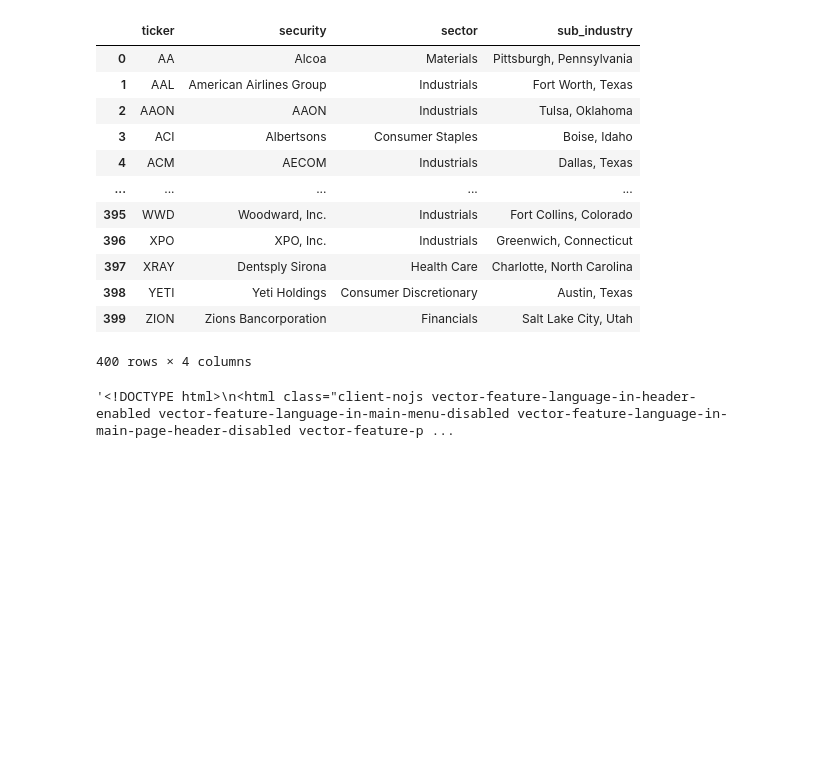
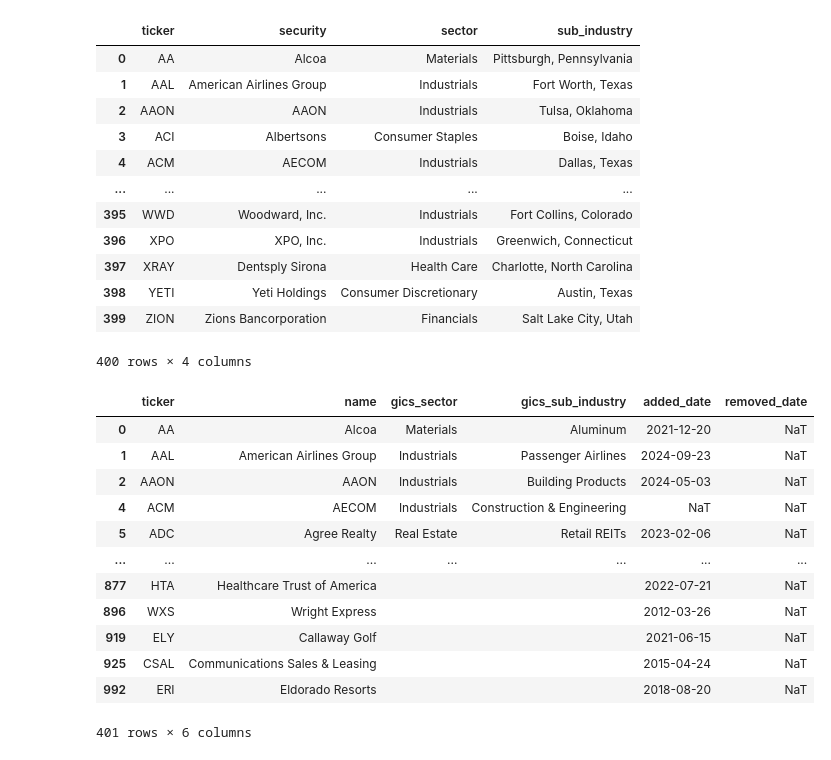
Before and after one commit to thanhluan001/machine-learning-for-trading, a Jupyter notebook: luan_bot_trading/data/discovery.ipynb, the cells around one changed output. Saved outputs shown, nothing was run; the diff lists cells and outputs as text; code cells hidden in the pictures; blank space fills up the shorter version.

```diff
--- a/luan_bot_trading/data/discovery.ipynb
+++ b/luan_bot_trading/data/discovery.ipynb
@@ -877,7 +877,24 @@ df
 | 398 | YETI | Yeti Holdings | Consumer Discretionary | Austin, Texas |
 | 399 | ZION | Zions Bancorporation | Financials | Salt Lake City, Utah |
 400 rows × 4 columns
-# %%
-resp.text
-# %% [output]
-'<!DOCTYPE html>\n<html class="client-nojs vector-feature-language-in-header-enabled vector-feature-language-in-main-menu-disabled vector-feature-language-in-main-page-header-disabled vector-feature-p ...
+# %%
+import pandas as pd
+
+df = pd.read_hdf('db.h5','/metadata/sp400')
+# df[df.ticker.isin(['ARRS','BTU'])]
+# df[df.ticker.isin(['AOS'])]
+df[df["removed_date"].isna()]
+# %% [output]
+|  | ticker | name | gics_sector | gics_sub_industry | added_date | removed_date |
+| 0 | AA | Alcoa | Materials | Aluminum | 2021-12-20 | NaT |
+| 1 | AAL | American Airlines Group | Industrials | Passenger Airlines | 2024-09-23 | NaT |
+| 2 | AAON | AAON | Industrials | Building Products | 2024-05-03 | NaT |
+| 4 | ACM | AECOM | Industrials | Construction & Engineering | NaT | NaT |
+| 5 | ADC | Agree Realty | Real Estate | Retail REITs | 2023-02-06 | NaT |
+| ... | ... | ... | ... | ... | ... | ... |
+| 877 | HTA | Healthcare Trust of America |  |  | 2022-07-21 | NaT |
+| 896 | WXS | Wright Express |  |  | 2012-03-26 | NaT |
+| 919 | ELY | Callaway Golf |  |  | 2021-06-15 | NaT |
+| 925 | CSAL | Communications Sales & Leasing |  |  | 2015-04-24 | NaT |
+| 992 | ERI | Eldorado Resorts |  |  | 2018-08-20 | NaT |
+401 rows × 6 columns
```
Also changed, not shown: 2 other files.
